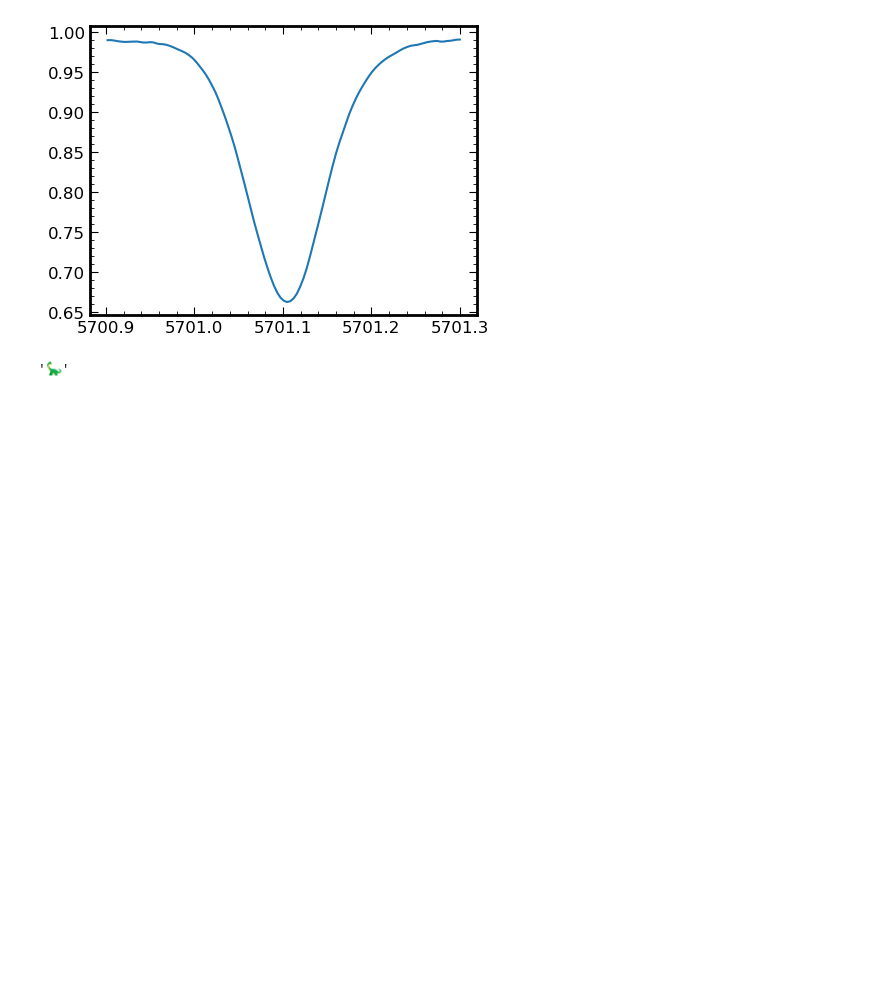
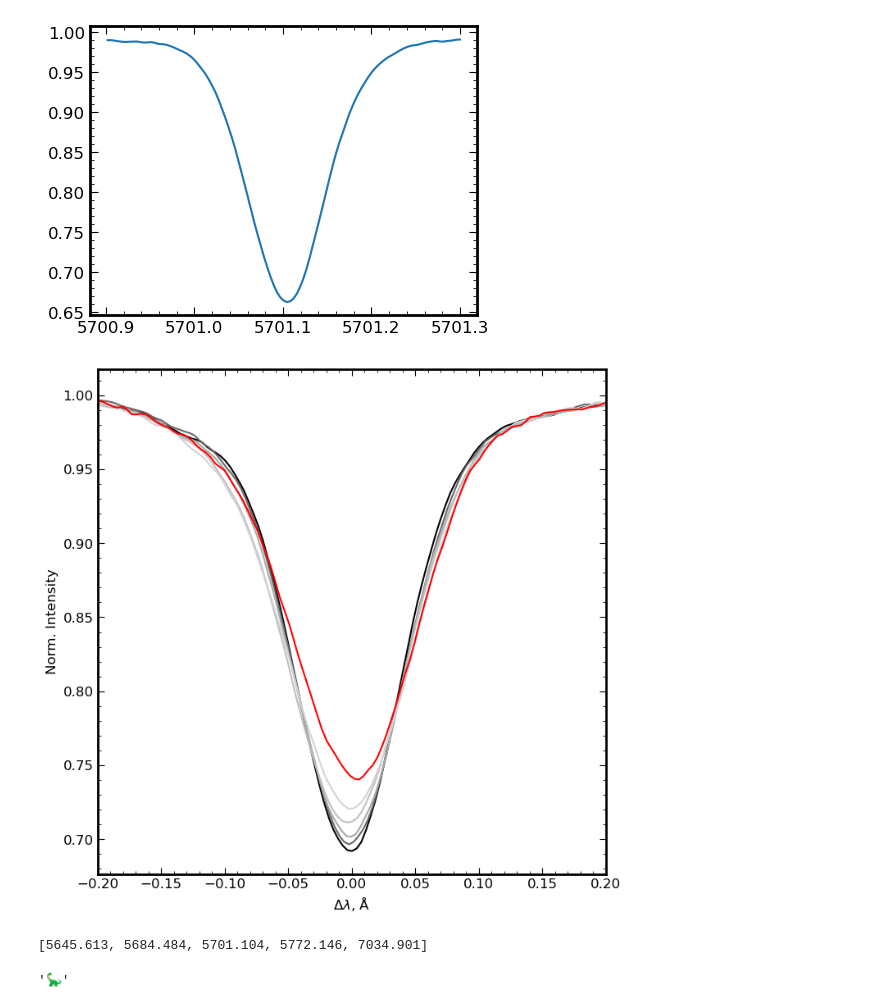
Before and after one commit to nohg/SiliconM3DAnalysis, a Jupyter notebook: Observed_spec.ipynb, the cells around one changed output. Saved outputs shown, nothing was run; the diff lists cells and outputs as text; code cells hidden in the pictures; blank space fills up the shorter version.

```diff
--- a/Observed_spec.ipynb
+++ b/Observed_spec.ipynb
@@ -458,3 +462,19 @@ plt.plot(sol_lam_range_list[2,0], sol_int_range_list[2,0])
+# %%
+linekr = 0
+colours = ['k','dimgrey','darkgrey','silver','lightgrey','r']
+fig, ax = plt.subplots(1, figsize=(8,8))
+for m, mu in enumerate(sol_mus):
+    ax.plot(sol_lam_range_list[linekr, m] - m3d_centre_wavelengths[linekr], sol_int_range_list[linekr, m], color=colours[m])
+    ax.set_xlim(-0.2, 0.2)
+    ax.set_ylabel('Norm. Intensity')
+    ax.set_xlabel(r'$\Delta \lambda$, Å')
+# fig.savefig('../plots/obs_line_prof_5645.png')
+# %% [output]
+[figure, added]
+# %%
+m3d_centre_wavelengths
+# %% [output]
+[5645.613, 5684.484, 5701.104, 5772.146, 7034.901]
 # %%
 # with open('../mdata/new_eq_iag', 'wb') as f:
 #     pickle.dump(new_eq_iag, f)
```
Also changed, not shown: parts of 4 cells of this notebook, 6 other files.
